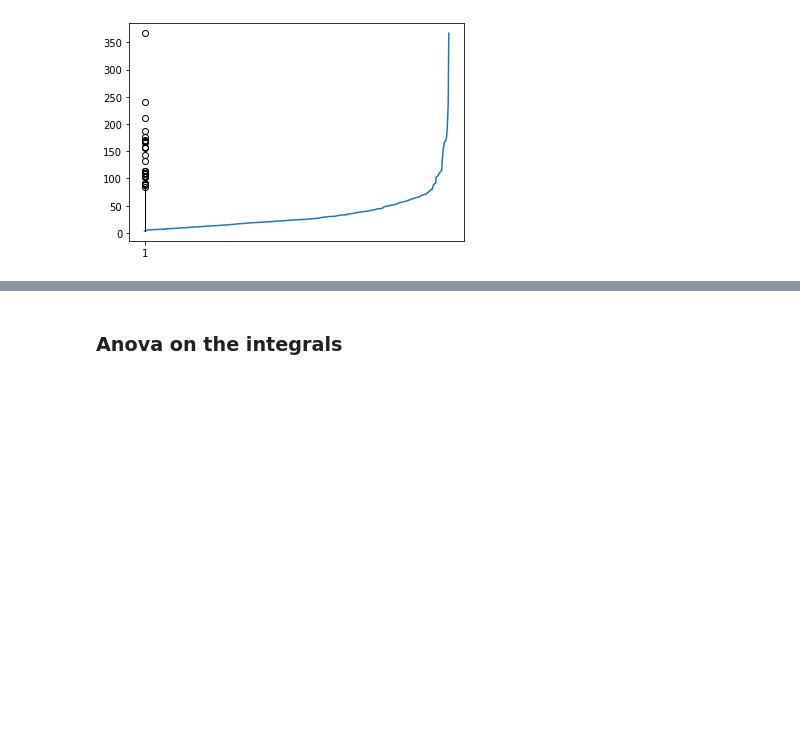
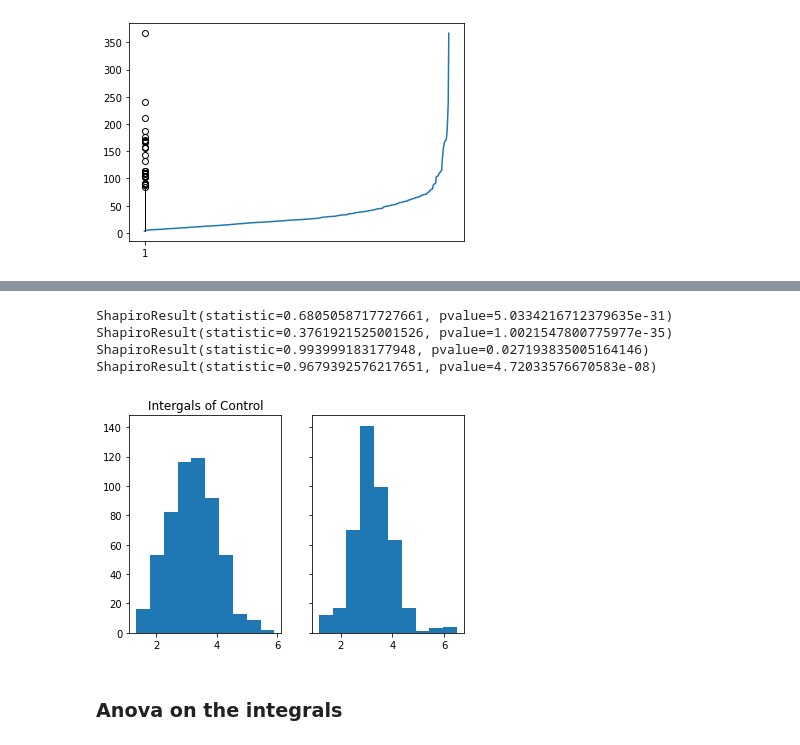
Before and after one commit to eriesp/FDAxEEG, a Jupyter notebook: Dataset/FIniding_features.ipynb, the cells around one changed output, grey strips where cells are left out. Drawn from its saved outputs; the diff is of its cells as text; code cells hidden in the pictures; blank space fills up the shorter version.

```diff
--- a/Dataset/FIniding_features.ipynb
+++ b/Dataset/FIniding_features.ipynb
@@ -130,3 +131,25 @@ Starndard deviation: 53.39873121820436
+# %%
+int_adhd_log = np.log(int_adhd)
+int_cont_log = np.log(int_cont)
+
+f, (ax1, ax2) = plt.subplots(1, 2, sharey=True)
+ax1.hist(int_adhd_log)
+ax1.set_title('Intergals of ADHD')
+ax2.hist(int_cont_log)
+ax1.set_title('Intergals of Control')
+
+
+print(scipy.stats.shapiro(int_adhd))
+print(scipy.stats.shapiro(int_cont))
+
+print(scipy.stats.shapiro(int_adhd_log))
+print(scipy.stats.shapiro(int_cont_log))
+# %% [output]
+ShapiroResult(statistic=0.6805058717727661, pvalue=5.0334216712379635e-31)
+ShapiroResult(statistic=0.3761921525001526, pvalue=1.0021547800775977e-35)
+ShapiroResult(statistic=0.993999183177948, pvalue=0.027193835005164146)
+ShapiroResult(statistic=0.9679392576217651, pvalue=4.72033576670583e-08)
+[figure, added]
 # %% [markdown]
 ### Anova on the integrals
 # %%
```
Also changed, not shown: parts of 9 cells of this notebook.
